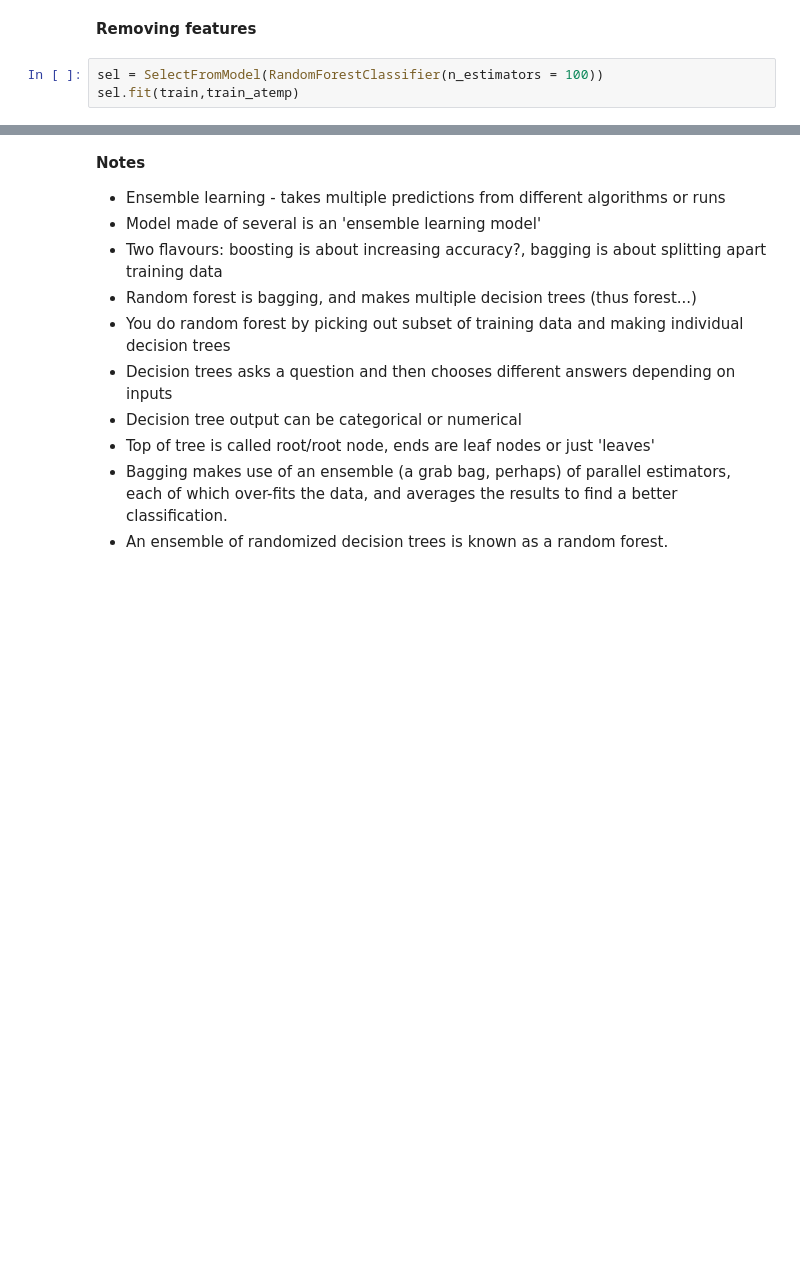
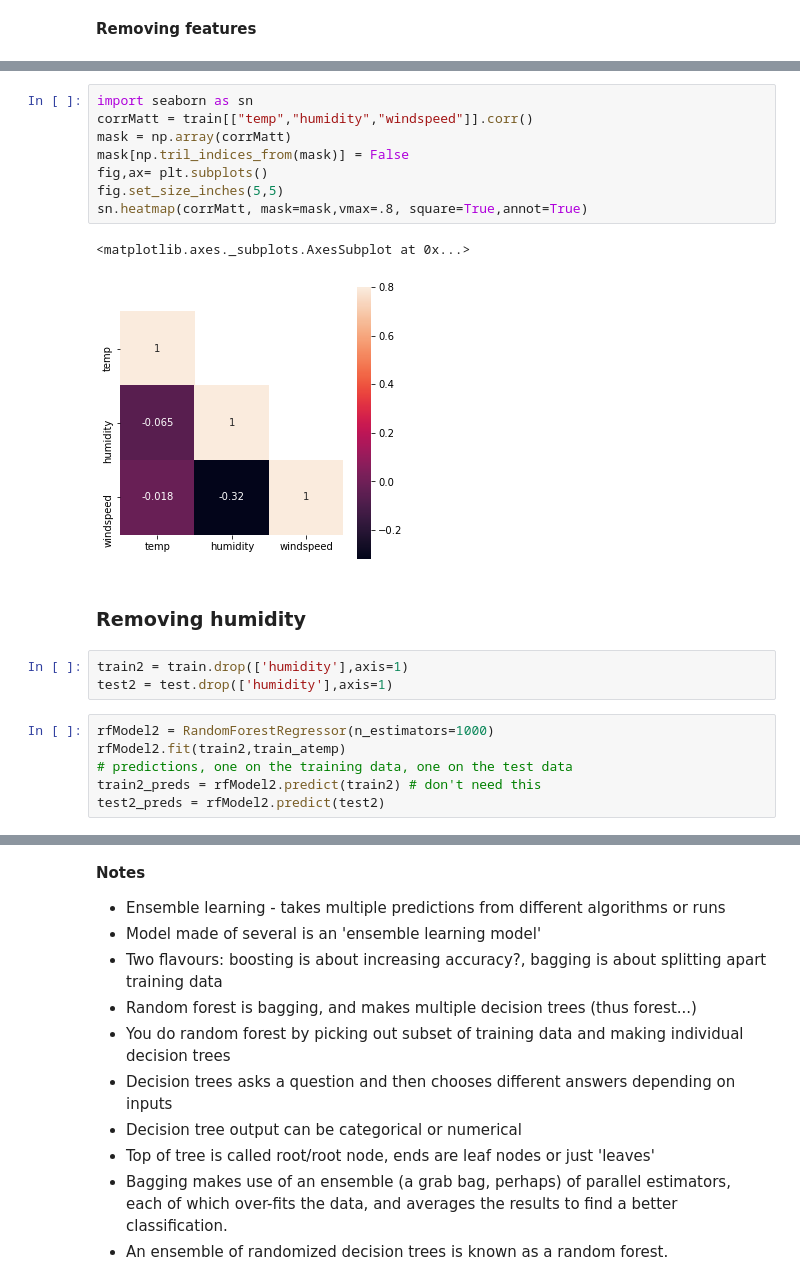
Before and after one commit to bndxn/macfiles, a Jupyter notebook: WS3/WS3 - Random forest regression.ipynb, the cells around one changed output, grey strips where cells are left out. Drawn from its saved outputs; the diff is of its cells as text; blank space fills up the shorter version.

```diff
--- a/WS3/WS3 - Random forest regression.ipynb
+++ b/WS3/WS3 - Random forest regression.ipynb
@@ -133,6 +136,3 @@ Train standard deviation : 8.475
 Test standard deviation : 8.783
 # %% [markdown]
 **Removing features**
-# %%
-sel = SelectFromModel(RandomForestClassifier(n_estimators = 100))
-sel.fit(train,train_atemp)
@@ -140,0 +145,22 @@ NameError: name 'RandomForestClassifier' is not defined
+# %%
+import seaborn as sn
+corrMatt = train[["temp","humidity","windspeed"]].corr()
+mask = np.array(corrMatt)
+mask[np.tril_indices_from(mask)] = False
+fig,ax= plt.subplots()
+fig.set_size_inches(5,5)
+sn.heatmap(corrMatt, mask=mask,vmax=.8, square=True,annot=True)
+# %% [output]
+<matplotlib.axes._subplots.AxesSubplot at 0x...>
+[figure, added]
+# %% [markdown]
+### Removing humidity
+# %%
+train2 = train.drop(['humidity'],axis=1)
+test2 = test.drop(['humidity'],axis=1)
+# %%
+rfModel2 = RandomForestRegressor(n_estimators=1000)
+rfModel2.fit(train2,train_atemp)
+# predictions, one on the training data, one on the test data
+train2_preds = rfModel2.predict(train2) # don't need this
+test2_preds = rfModel2.predict(test2)
```
Also changed, not shown: parts of 18 cells of this notebook.
